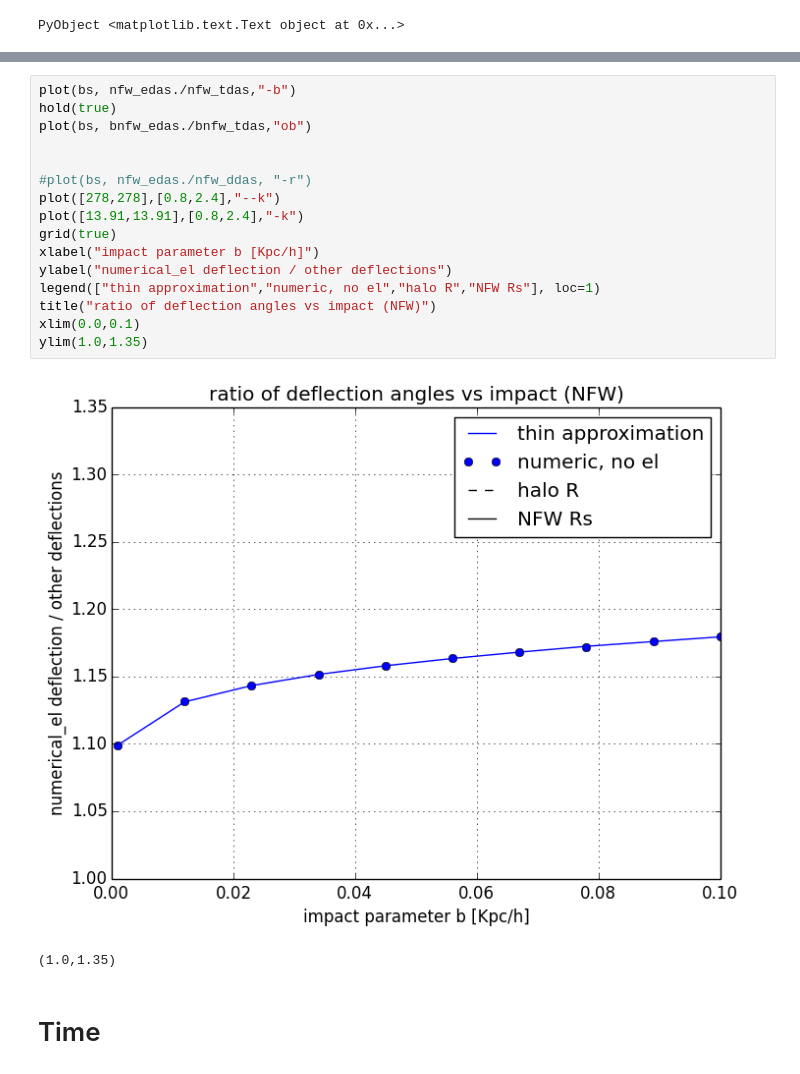
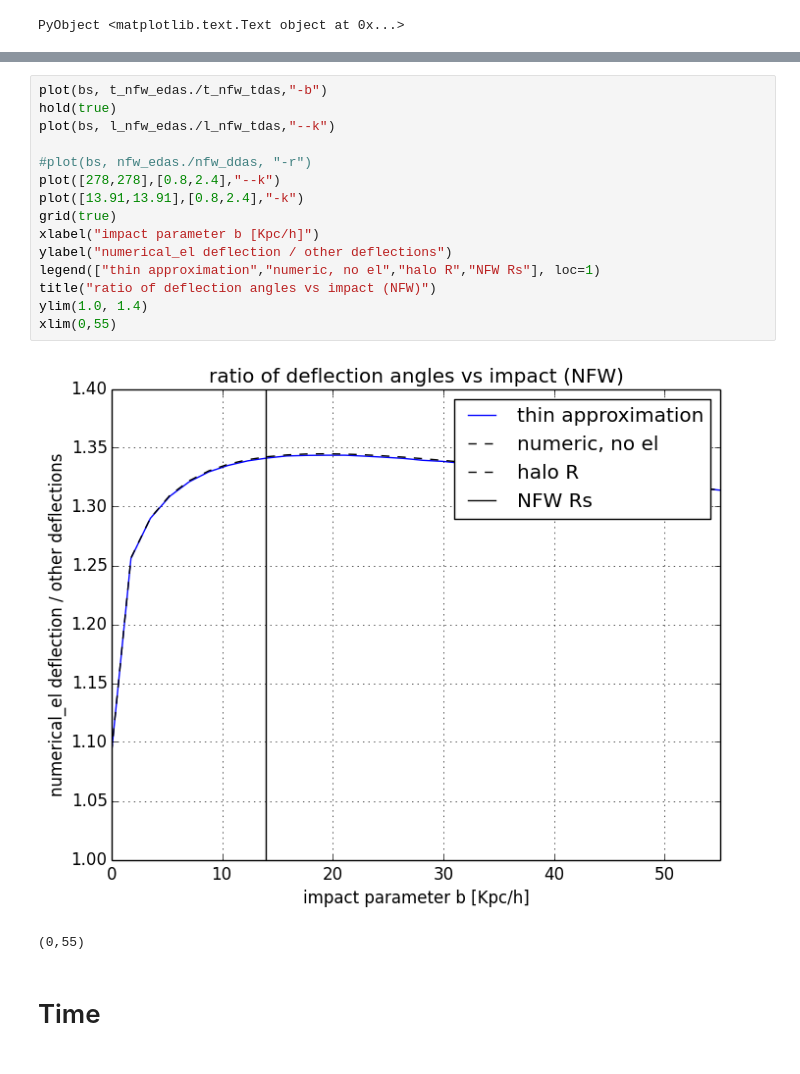
Before and after one commit to skariel/Lensing, a Jupyter notebook: BASELINE.ipynb, the cells around one changed output, grey strips where cells are left out. Cells and saved outputs as stored; diff of their text form.

```diff
--- a/BASELINE.ipynb
+++ b/BASELINE.ipynb
@@ -197,22 +233,21 @@ xlim(0,0.1)
 # %%
-plot(bs, nfw_edas./nfw_tdas,"-b")
+plot(bs, t_nfw_edas./t_nfw_tdas,"-b")
 hold(true)
-plot(bs, bnfw_edas./bnfw_tdas,"ob")
-
+plot(bs, l_nfw_edas./l_nfw_tdas,"--k")
 
 #plot(bs, nfw_edas./nfw_ddas, "-r")
 plot([278,278],[0.8,2.4],"--k")
 plot([13.91,13.91],[0.8,2.4],"-k")
 grid(true)
 xlabel("impact parameter b [Kpc/h]")
 ylabel("numerical_el deflection / other deflections")
 legend(["thin approximation","numeric, no el","halo R","NFW Rs"], loc=1)
 title("ratio of deflection angles vs impact (NFW)")
-xlim(0.0,0.1)
-ylim(1.0,1.35)
+ylim(1.0, 1.4)
+xlim(0,55)
 # %% [output]
-[figure, old version]
+[figure, new version]
-(1.0,1.35)
+(0,55)
 # %% [markdown]
 # Time
 # %%
```
Also changed, not shown: parts of 6 cells of this notebook, 1 other file.
